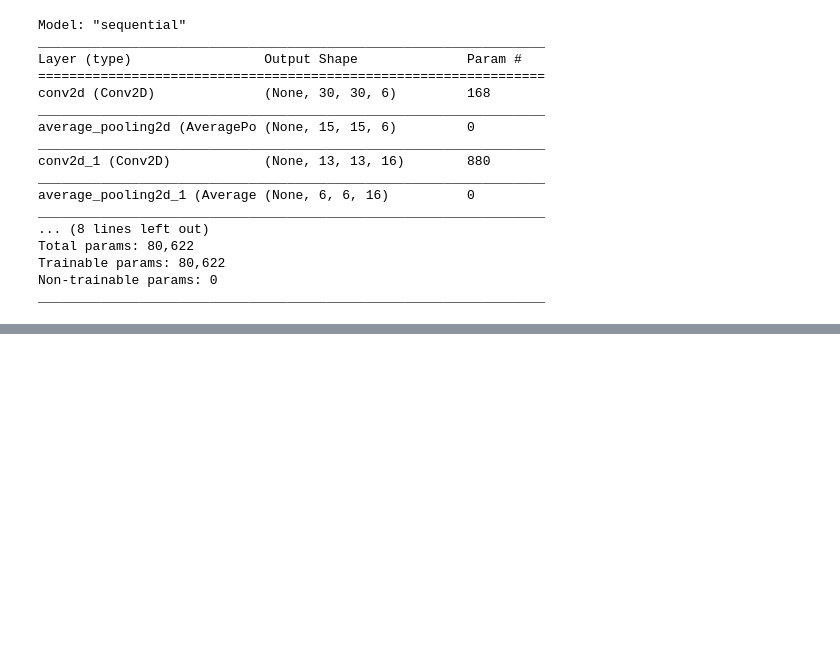
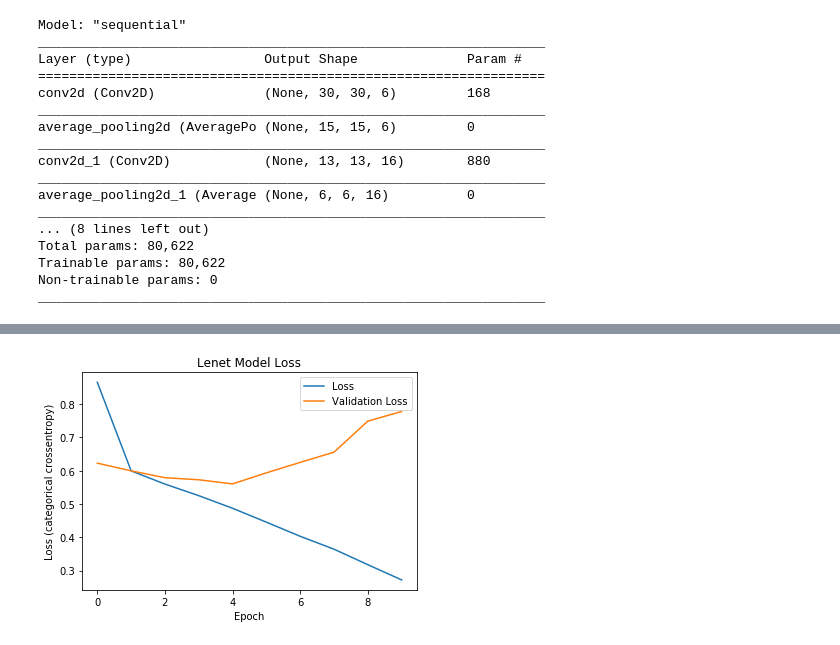
Before and after one commit to jrgee/CMPE297-98, a Jupyter notebook: LeNet_and_VGG16_for_Cats_and_Dogs.ipynb, the cells around one changed output, grey strips where cells are left out. Cells and saved outputs as stored; diff of their text form; code cells hidden in the pictures; blank space fills up the shorter version.

```diff
--- a/LeNet_and_VGG16_for_Cats_and_Dogs.ipynb
+++ b/LeNet_and_VGG16_for_Cats_and_Dogs.ipynb
@@ -186,0 +202,10 @@ plt.show()
+# %%
+plt.plot(lenet_history.history['loss'])
+plt.plot(lenet_history.history['val_loss'])
+plt.title("Lenet Model Loss")
+plt.ylabel("Loss (categorical crossentropy)")
+plt.xlabel("Epoch")
+plt.legend(["Loss","Validation Loss"])
+plt.show()
+# %% [output]
+[figure, added]
```
Also changed, not shown: parts of 24 cells of this notebook.
